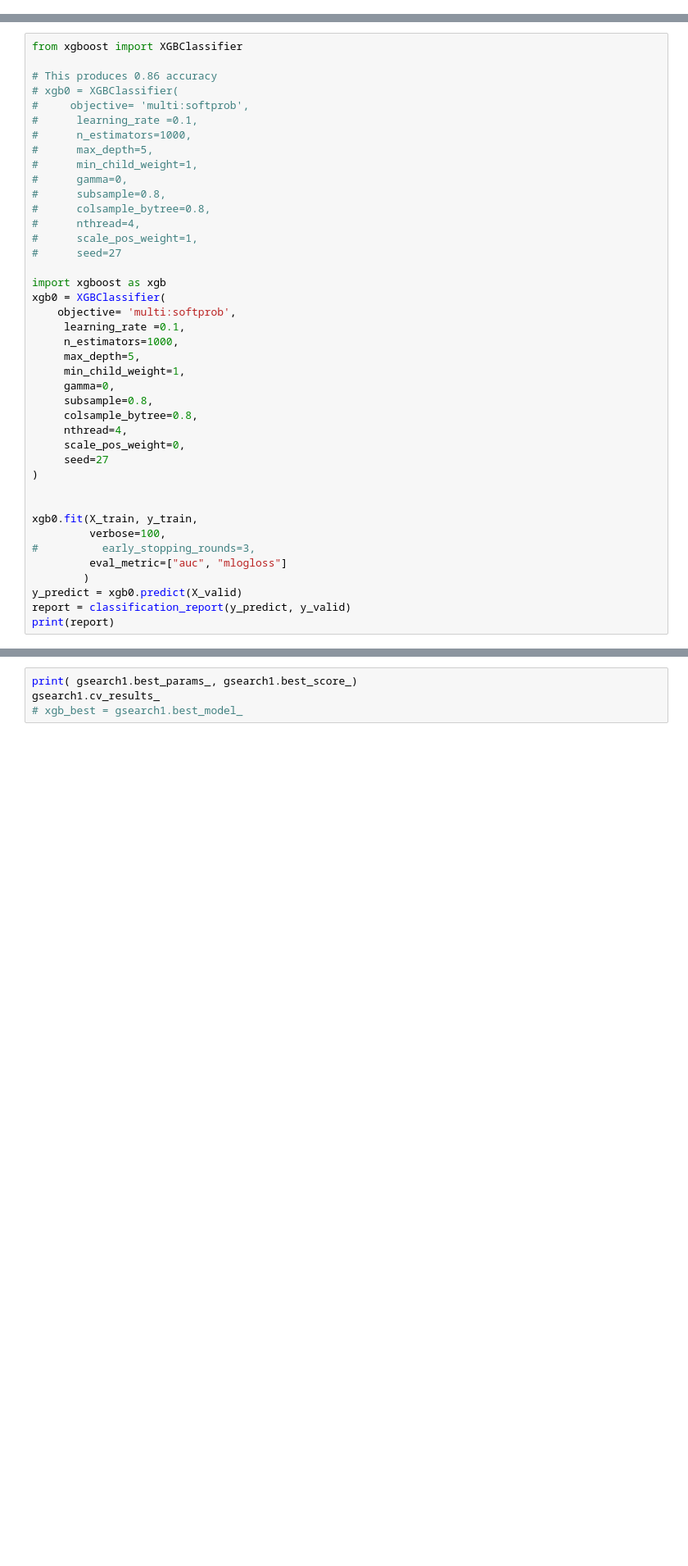
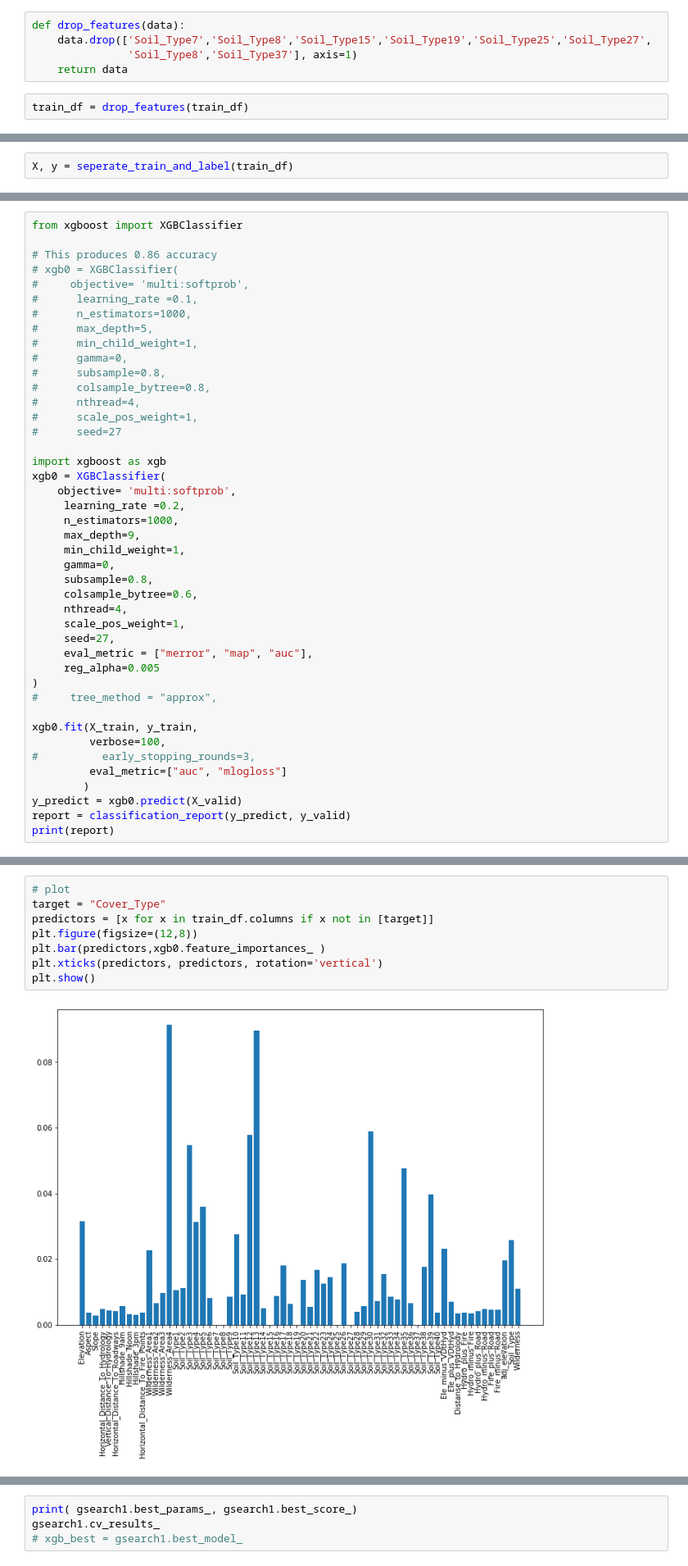
Before and after one commit to valmeau/w07-final-project, a Jupyter notebook: notebooks/final-project-xgb.ipynb, the cells around one changed output, grey strips where cells are left out. Shown: that part at 82% size. Cells and saved outputs as stored; diff of their text form; blank space fills up the shorter version.

```diff
--- a/notebooks/final-project-xgb.ipynb
+++ b/notebooks/final-project-xgb.ipynb
@@ -65,0 +87,7 @@ dtype: int64
+# %%
+def drop_features(data):
+    data.drop(['Soil_Type7','Soil_Type8','Soil_Type15','Soil_Type19','Soil_Type25','Soil_Type27',
+               'Soil_Type8','Soil_Type37'], axis=1)
+    return data
+# %%
+train_df = drop_features(train_df)
@@ -83,0 +128,2 @@ Unique target labels: [1 2 3 4 5 6 7]
+# %%
+X, y = seperate_train_and_label(train_df)
@@ -144,18 +168,20 @@ from xgboost import XGBClassifier
 import xgboost as xgb
 xgb0 = XGBClassifier(
     objective= 'multi:softprob',
-     learning_rate =0.1,
+     learning_rate =0.2,
      n_estimators=1000,
-     max_depth=5,
+     max_depth=9,
      min_child_weight=1,
      gamma=0,
      subsample=0.8,
-     colsample_bytree=0.8,
+     colsample_bytree=0.6,
      nthread=4,
-     scale_pos_weight=0,
-     seed=27
+     scale_pos_weight=1,
+     seed=27,
+     eval_metric = ["merror", "map", "auc"],
+     reg_alpha=0.005
 )
-
+#     tree_method = "approx",
 
 xgb0.fit(X_train, y_train,
          verbose=100,
@@ -191,0 +212,10 @@ plt.show()
+# %%
+# plot
+target = "Cover_Type"
+predictors = [x for x in train_df.columns if x not in [target]]
+plt.figure(figsize=(12,8))
+plt.bar(predictors,xgb0.feature_importances_ )
+plt.xticks(predictors, predictors, rotation='vertical')
+plt.show()
+# %% [output]
+[figure, added]
```
Also changed, not shown: parts of 14 cells of this notebook.
